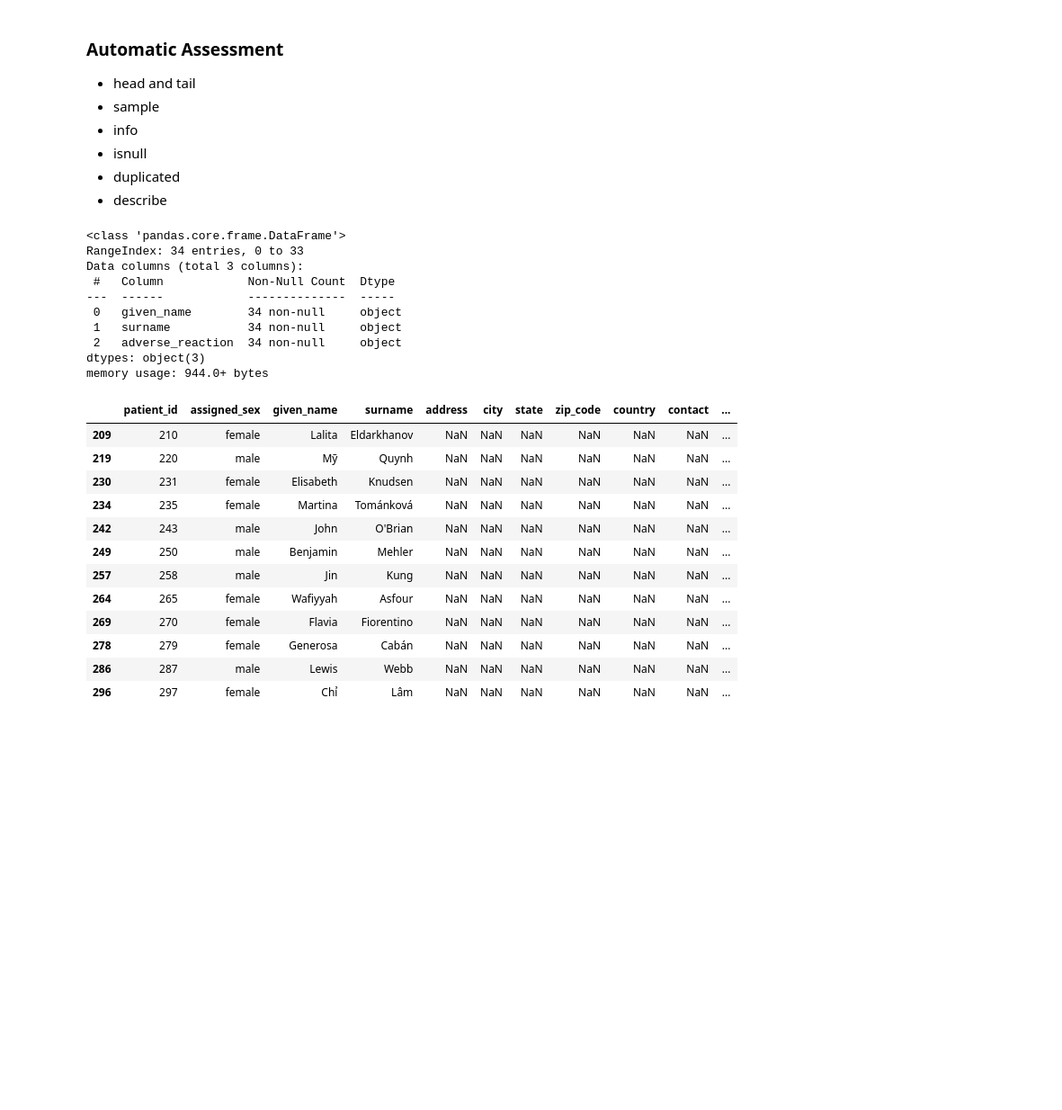
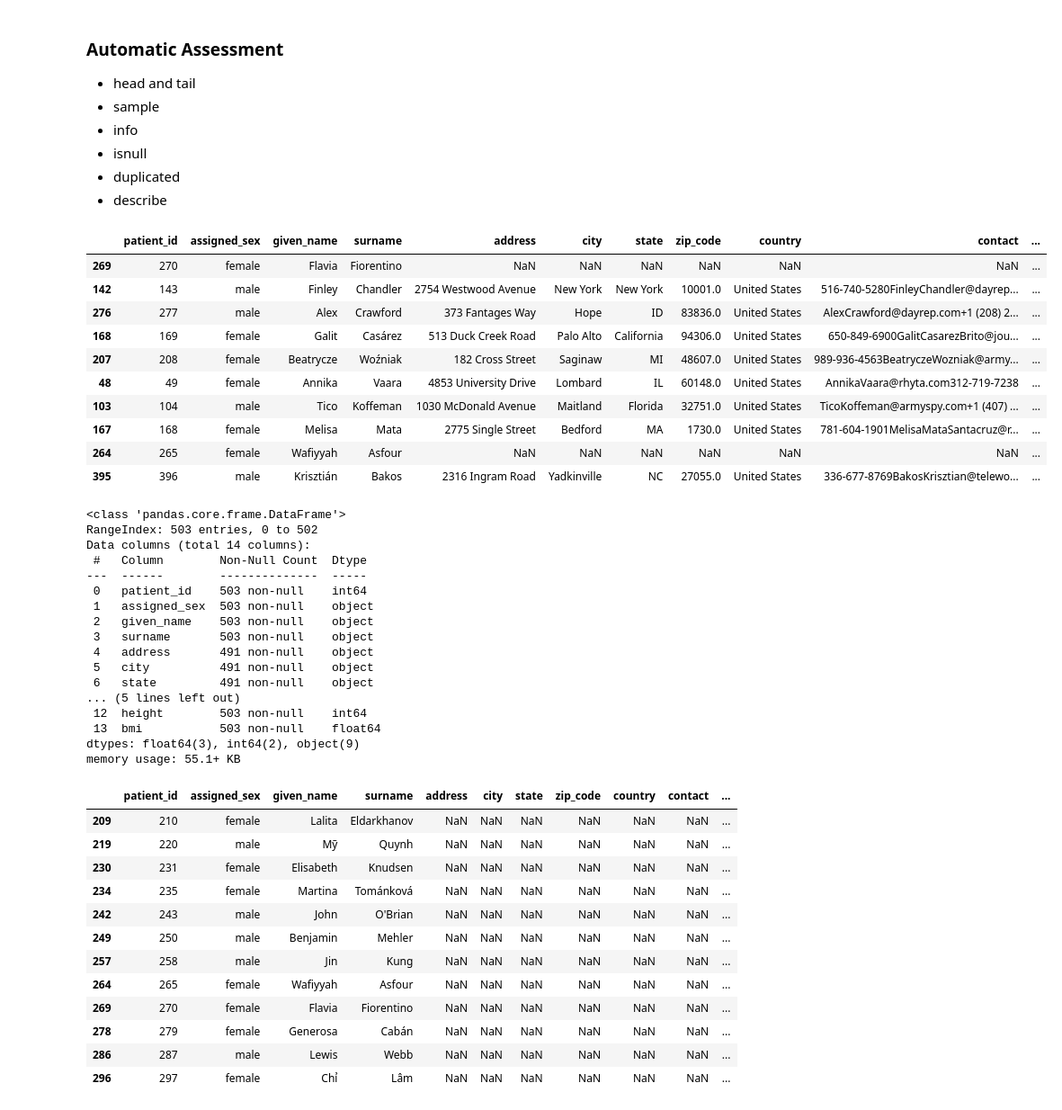
Before and after one commit to sushanttwayana/Exploratory_Data_Analysis-EDA-, a Jupyter notebook: 4. Data_Analysis_Cleaning/data_cleansing_accessing/1.data_accessing_and_cleaning.ipynb, the cells around one changed output. Shown at 90% size. Drawn from its saved outputs; the diff is of its cells as text; code cells hidden in the pictures; blank space fills up the shorter version.

Commit message:
patients data for data cleaning and assesing

```diff
--- a/4. Data_Analysis_Cleaning/data_cleansing_accessing/1.data_accessing_and_cleaning.ipynb
+++ b/4. Data_Analysis_Cleaning/data_cleansing_accessing/1.data_accessing_and_cleaning.ipynb
@@ -229,19 +229,40 @@ with pd.ExcelWriter('clinical_trials.xlsx') as writer:
 - isnull
 - duplicated
 - describe
+# %%
+patients.sample(10)
+# %% [output]
+|  | patient_id | assigned_sex | given_name | surname | address | city | state | zip_code | country | contact | ... |
+| 269 | 270 | female | Flavia | Fiorentino | NaN | NaN | NaN | NaN | NaN | NaN | ... |
+| 142 | 143 | male | Finley | Chandler | 2754 Westwood Avenue | New York | New York | 10001.0 | United States | 516-740-5280FinleyChandler@dayrep... | ... |
+| 276 | 277 | male | Alex | Crawford | 373 Fantages Way | Hope | ID | 83836.0 | United States | AlexCrawford@dayrep.com+1 (208) 2... | ... |
+| 168 | 169 | female | Galit | Casárez | 513 Duck Creek Road | Palo Alto | California | 94306.0 | United States | 650-849-6900GalitCasarezBrito@jou... | ... |
+| 207 | 208 | female | Beatrycze | Woźniak | 182 Cross Street | Saginaw | MI | 48607.0 | United States | 989-936-4563BeatryczeWozniak@army... | ... |
+| 48 | 49 | female | Annika | Vaara | 4853 University Drive | Lombard | IL | 60148.0 | United States | AnnikaVaara@rhyta.com312-719-7238 | ... |
+| 103 | 104 | male | Tico | Koffeman | 1030 McDonald Avenue | Maitland | Florida | 32751.0 | United States | TicoKoffeman@armyspy.com+1 (407) ... | ... |
+| 167 | 168 | female | Melisa | Mata | 2775 Single Street | Bedford | MA | 1730.0 | United States | 781-604-1901MelisaMataSantacruz@r... | ... |
+| 264 | 265 | female | Wafiyyah | Asfour | NaN | NaN | NaN | NaN | NaN | NaN | ... |
+| 395 | 396 | male | Krisztián | Bakos | 2316 Ingram Road | Yadkinville | NC | 27055.0 | United States | 336-677-8769BakosKrisztian@telewo... | ... |
 # %%
-adverse_reactions.info()
+patients.info()
 # %% [output]
 <class 'pandas.core.frame.DataFrame'>
-RangeIndex: 34 entries, 0 to 33
-Data columns (total 3 columns):
- #   Column            Non-Null Count  Dtype
----  ------            --------------  -----
- 0   given_name        34 non-null     object
- 1   surname           34 non-null     object
- 2   adverse_reaction  34 non-null     object
-dtypes: object(3)
-memory usage: 944.0+ bytes
+RangeIndex: 503 entries, 0 to 502
+Data columns (total 14 columns):
+ #   Column        Non-Null Count  Dtype
+---  ------        --------------  -----
+ 0   patient_id    503 non-null    int64
+ 1   assigned_sex  503 non-null    object
+ 2   given_name    503 non-null    object
+ 3   surname       503 non-null    object
+ 4   address       491 non-null    object
+ 5   city          491 non-null    object
+ 6   state         491 non-null    object
+... (5 lines left out)
+ 12  height        503 non-null    int64
+ 13  bmi           503 non-null    float64
+dtypes: float64(3), int64(2), object(9)
+memory usage: 55.1+ KB
 # %%
 patients[patients['address'].isnull()]
 # %% [output]
```
Also changed, not shown: parts of 18 cells of this notebook, 2 other files.
